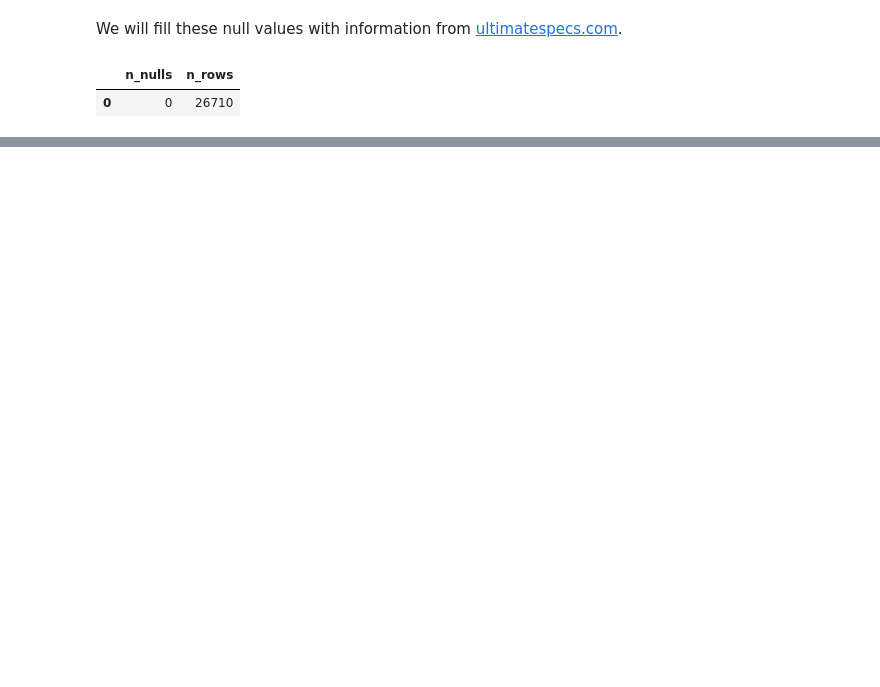
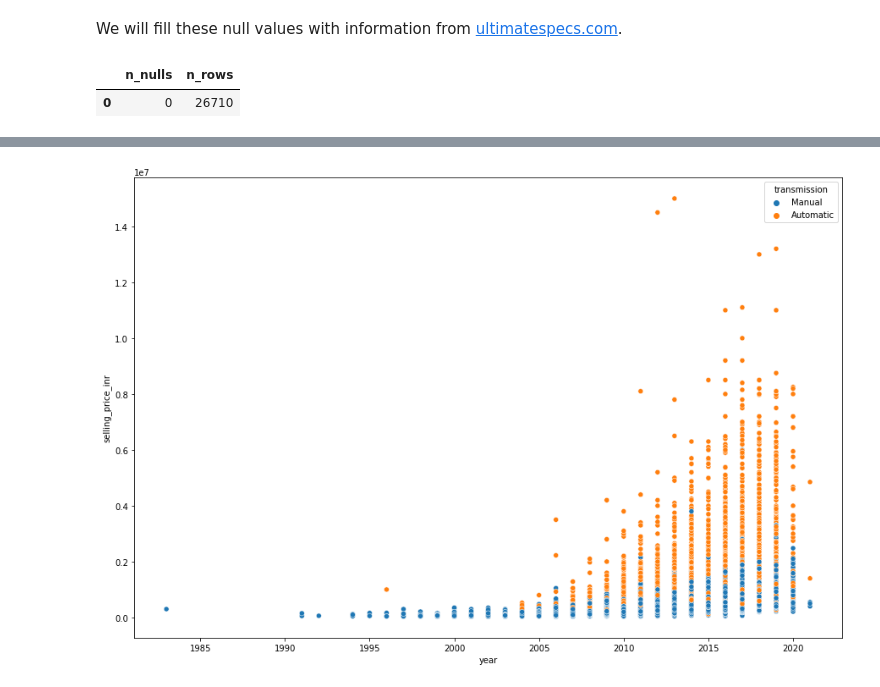
Before and after one commit to ZaikaBohdan/ds_car_price_proj, a Jupyter notebook: car_price_pred.ipynb, the cells around one changed output, grey strips where cells are left out. Drawn from its saved outputs; the diff is of its cells as text; code cells hidden in the pictures; blank space fills up the shorter version.

```diff
--- a/car_price_pred.ipynb
+++ b/car_price_pred.ipynb
@@ -1212,7 +1209,7 @@ raw_data[raw_data['owner'] == 'Test Drive Car']
 # %% [markdown]
 Since they have low values in *km_driven*, they may be cars used for test driving in car dealership and we will assign them to 'First Owner' group.
 # %%
-raw_data.loc[raw_data['owner'] == 'Test Drive Car', 'owner'] = 'First Owner'
+raw_data['owner'] = raw_data['owner'].replace({'Test Drive Car':'First Owner'})
 list_value_counts(raw_data, ['owner'])
 # %% [output]
 <======= owner =======>
@@ -1224,3 +1223,5 @@ Name: owner, dtype: int64
+# %%
+raw_data['seller_type'] = raw_data['seller_type'].replace({'Trustmark Dealer':'Dealer'})
 # %% [markdown]
 Other categorical columns have understandable and right values.
 ## Managing null values
@@ -1422,0 +1424,5 @@ memory usage: 2.4+ MB
+# %%
+fig, scatter = plt.subplots(figsize = (15,10))
+scatter = sns.scatterplot(data=raw_data, x="year", y="selling_price_inr", hue="transmission")
+# %% [output]
+[figure, added]
```
Also changed, not shown: parts of 19 cells of this notebook.
